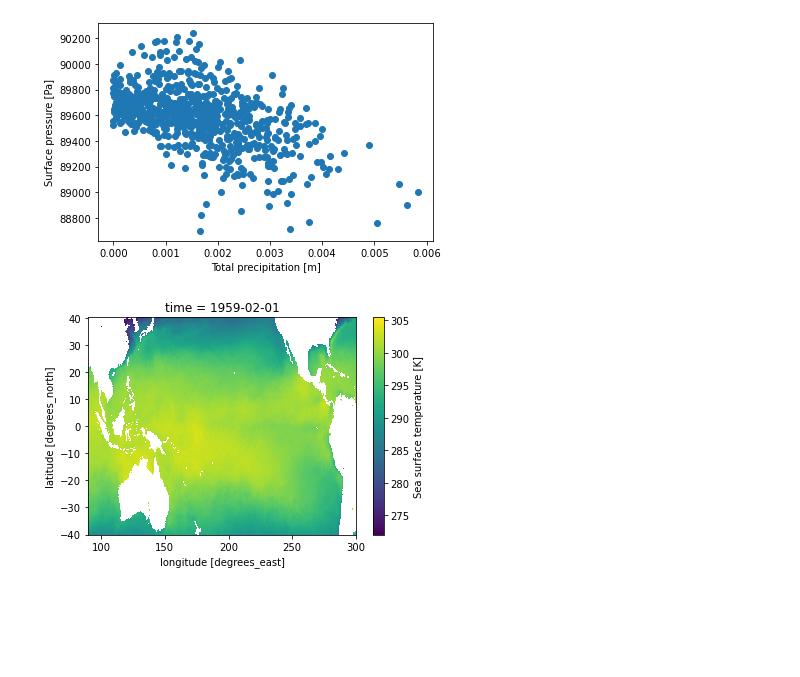
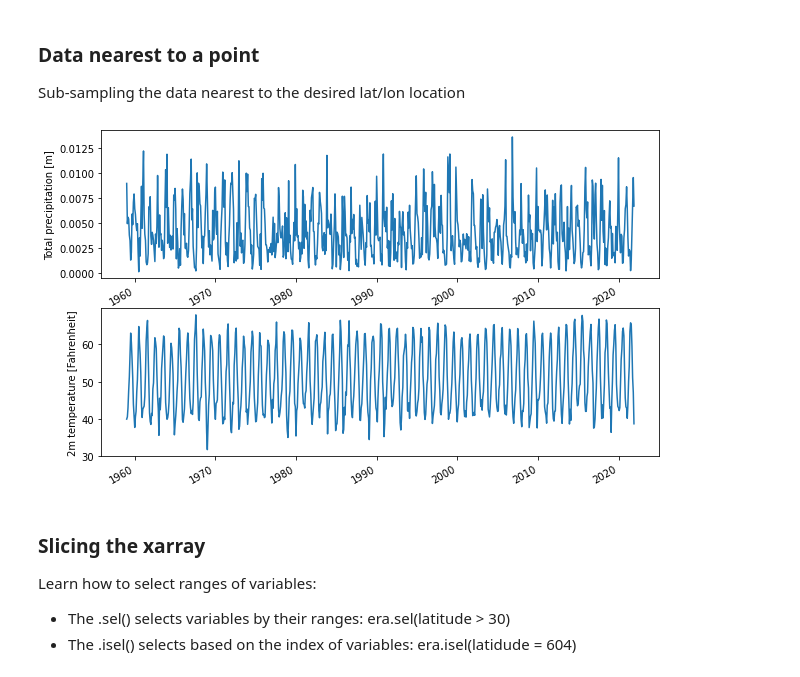
Before and after one commit to gmanuch/DataScienceOceanography, a Jupyter notebook: Tutorials/PO/ENSO.ipynb, the cells around one changed output. Saved outputs shown, nothing was run; the diff lists cells and outputs as text; code cells hidden in the pictures; blank space fills up the shorter version.

```diff
--- a/Tutorials/PO/ENSO.ipynb
+++ b/Tutorials/PO/ENSO.ipynb
@@ -7,6 +37,10 @@ from eofs.xarray import Eof
 # %%
-ERA5="/dat1/gmanuch/ERA5/winds_sst_pres_prec.nc"
-era = xr.open_dataset(ERA5)
-era
+#Specify the data file to load
+
+ERA5="/dat1/gmanuch/ERA5/winds_sst_pres_prec.nc" # This is a 1/4 degree data
+ERA5_Coarse='/dat1/gmanuch/DataScienceOceanography/ERA5_Coarse.nc'; # This is a 1 degree data, coarsend from 1/4 degree
+
+era = xr.open_dataset(ERA5_Coarse); #xarray can open different format data, netcdf is one of them
+era                                 #this simply prints what's in the dataset
 # %% [output]
 <xarray.Dataset>
@@ -31,0 +66,8 @@ era['tp'].sel(time=slice("2013-05", "2013-07"));  # choosing a variable and slic
+# %%
+era['t2m_F']=(era['t2m']-273.15)*1.8 + 32;             #Use the formula to get from C to F.
+
+era['t2m_F'].attrs['long_name']='2m temperature';      #Add some attributes as name:value pairs.
+era['t2m_F'].attrs['units']='Fahrenheit';
+era['t2m_F'].attrs['formula']='(K-273.15) x 1.8 + 32';
+
+era['t2m_F']                                           #see the new variable
@@ -32,8 +122,23 @@ era['tp'].sel(time=slice("2013-05", "2013-07"));  # choosing a variable and slic
+# %% [markdown]
+### Data nearest to a point
+Sub-sampling the data nearest to the desired lat/lon location
 # %%
-era.sel(longitude=240.2, latitude=45, method="nearest").plot.scatter('tp','sp'); # finding a point nearest to desired lat/lon, and plotting a scatter plot using the resulting timeseries of surface pressure and total precipitation variables.
+Lat_Seattle=47.6062;      #Define the coordinates or a point of interests
+Lon_Seattle=360-122.3321;
+
+era_Seattle=era.sel(longitude=Lon_Seattle,
+                    latitude=Lat_Seattle,
+                    method="nearest");     #Get the data from a point nearest to the desired lat/lon location
+
+
+
+plt.figure(figsize=(10, 6));
+plt.subplot(2,1,1);              #plotting in several subplots
+era_Seattle['tp'].plot();        #xarray figured out that you only have timeseries and made an appropriate plot
+plt.xlabel(''); plt.title('');
+
+plt.subplot(2,1,2)
+era_Seattle['t2m_F'].plot();
+plt.xlabel(''); plt.title('');
 # %% [output]
-[figure, old version]
+[figure, new version]
-# %%
-era.sel(longitude=slice(90, 300)).sel(latitude=slice(40,-40)).isel(time=1)['sst'].plot(); # focus on the pacific ocean
-# %% [output]
-[figure, removed]
@@ -42,0 +145,6 @@ sst=era['sst'];
+# %% [markdown]
+### Slicing the xarray
+
+Learn how to select ranges of variables:
+- The .sel()  selects variables by their ranges: era.sel(latitude > 30)
+- The .isel() selects based on the index of variables: era.isel(latidude = 604)
```
Also changed, not shown: parts of 42 cells of this notebook.
